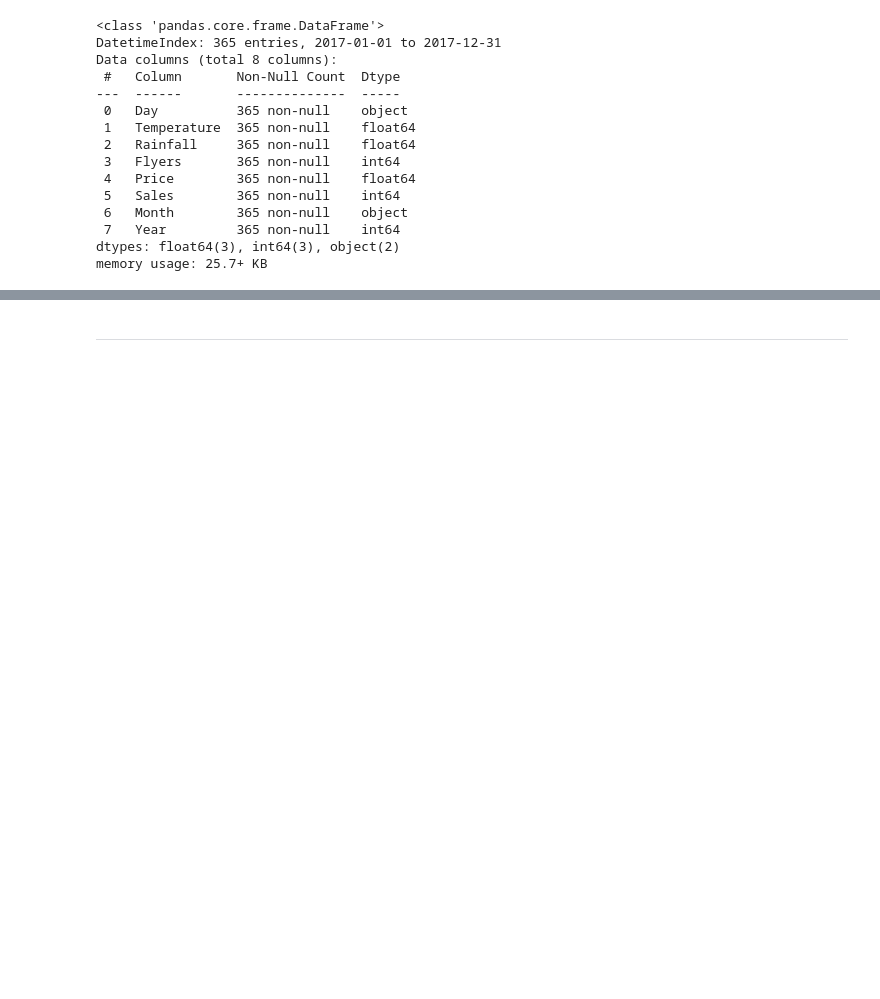
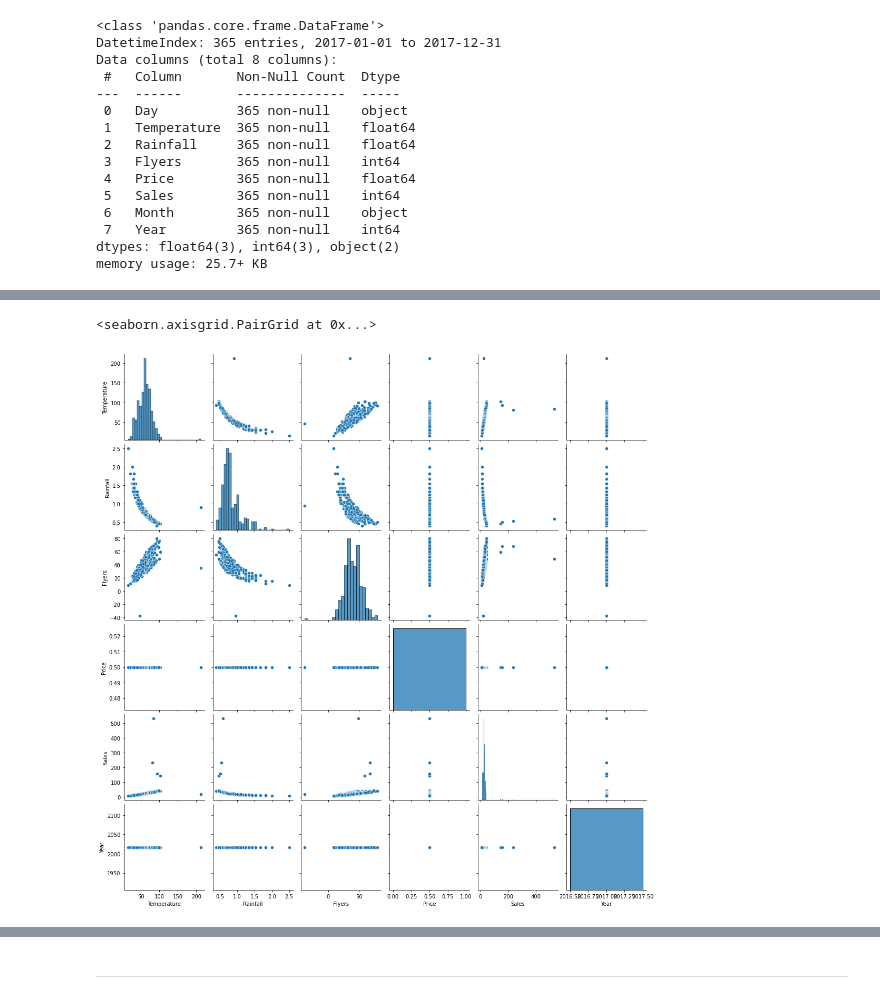
Before and after one commit to natasharivers/anomaly-detection-exercises, a Jupyter notebook: continuous_probabilistic_methods.ipynb, the cells around one changed output, grey strips where cells are left out. Cells and saved outputs as stored; diff of their text form; code cells hidden in the pictures; blank space fills up the shorter version.

```diff
--- a/continuous_probabilistic_methods.ipynb
+++ b/continuous_probabilistic_methods.ipynb
@@ -98,0 +114,6 @@ memory usage: 25.7+ KB
+# %%
+#look at bivariate
+sns.pairplot(df)
+# %% [output]
+<seaborn.axisgrid.PairGrid at 0x...>
+[figure, added]
```
Also changed, not shown: parts of 34 cells of this notebook.
